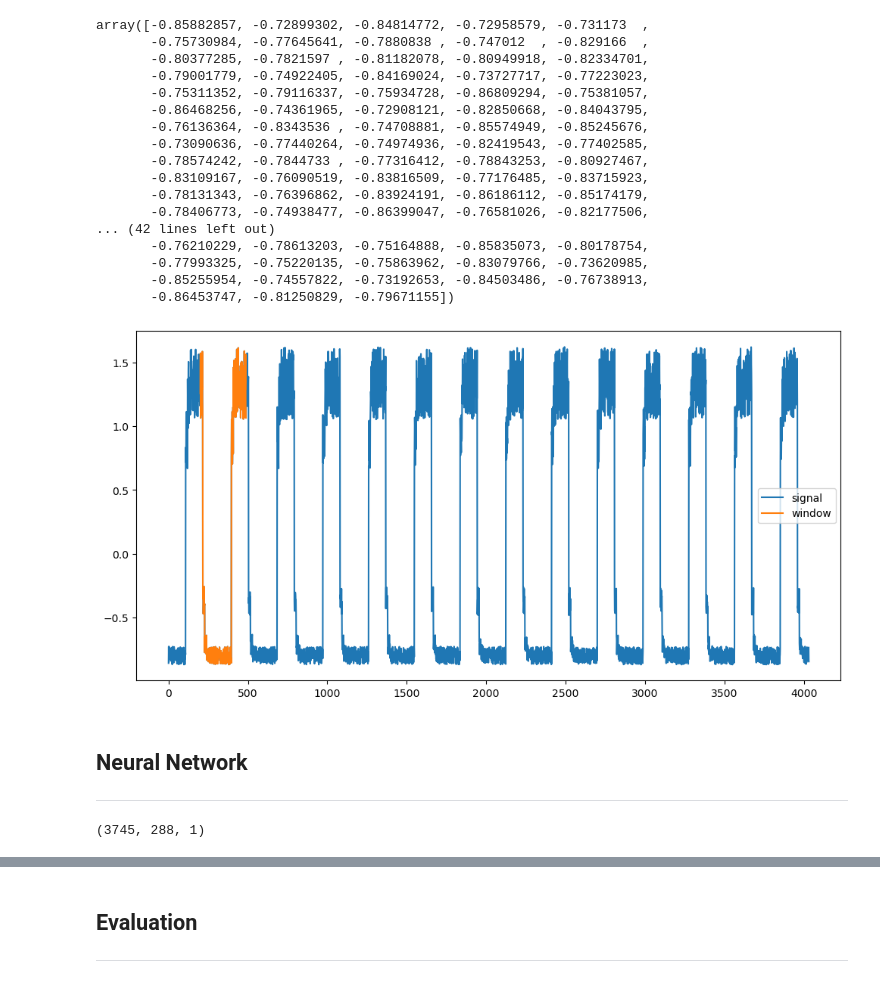
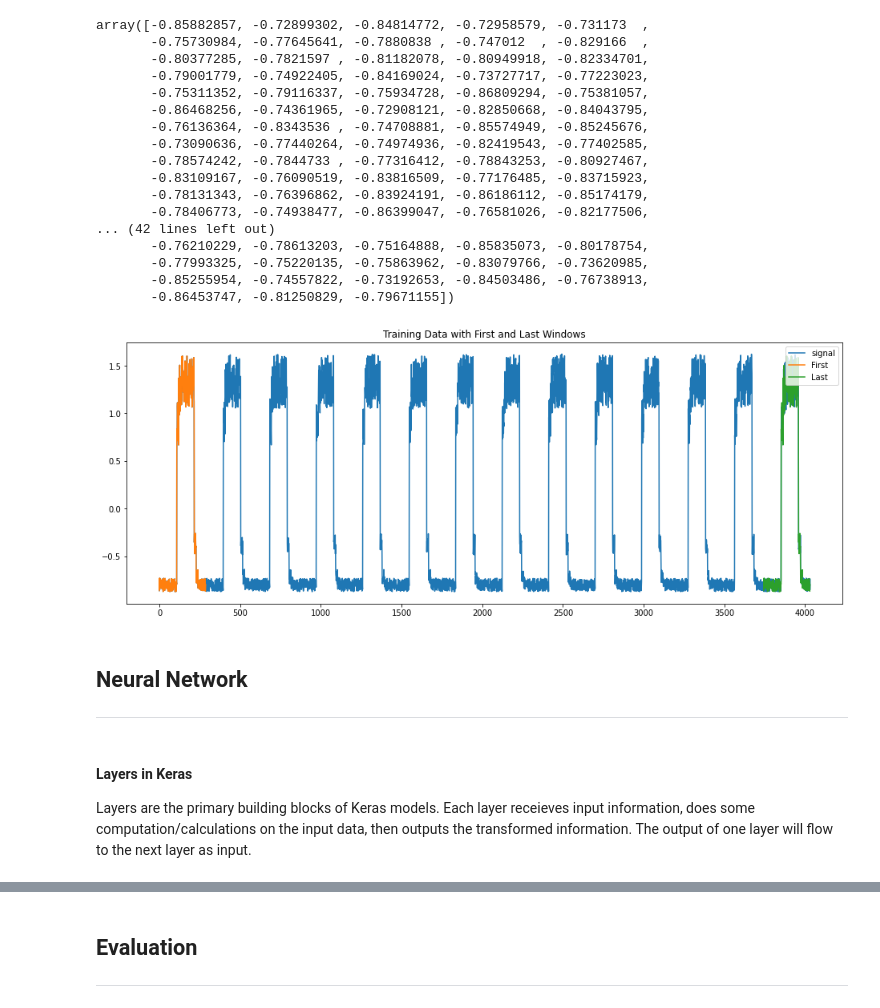
Before and after one commit to katemcg93/ML_Stats, a Jupyter notebook: Topic 5 - Keras Time Series Anomaly Detection.ipynb, the cells around one changed output, grey strips where cells are left out. Cells and saved outputs as stored; diff of their text form; code cells hidden in the pictures.

```diff
--- a/Topic 5 - Keras Time Series Anomaly Detection.ipynb
+++ b/Topic 5 - Keras Time Series Anomaly Detection.ipynb
@@ -427,36 +515,43 @@ array([-0.85882857, -0.72899302, -0.84814772, -0.72958579, -0.731173  ,
        -0.77993325, -0.75220135, -0.75863962, -0.83079766, -0.73620985,
        -0.85255954, -0.74557822, -0.73192653, -0.84503486, -0.76738913,
        -0.86453747, -0.81250829, -0.79671155])
-# %%
-#
-window_no = 200
-
-#
-fig, ax = plt.subplots(figsize=(12, 6))
-
-#
-y = df_train_vals['value'].values
-
-#
-ax.plot(np.arange(y.shape[0]), y, label='signal')
-
-# The first window.
-w = x_train[window_no].flatten()
-
-#
-ax.plot(np.arange(w.shape[0]) + window_no, w, label='window')
-
-ax.legend();
-# %% [output]
-[figure, removed]
+# %%
+# Index for first and last window starting points
+first_window = 0
+last_window = 3744
+
+# Generate Plot
+fig, ax = plt.subplots(figsize=(16, 6))
+
+# Y axis - processed values in data frame
+y = df_train_vals['value'].values
+
+# Plot data - x axis represents cumulative value counts - 0 - 4032
+ax.plot(np.arange(y.shape[0]), y, label='signal')
+
+# Get elems for first and last window, flatten them so they can be plotted
+w = x_train[first_window].flatten()
+w2 = x_train[last_window].flatten()
+
+# Plot first and last windows
+# Starting point on x axis - first element in window
+# Length - 288
+ax.plot(np.arange(w.shape[0]) + first_window, w, label='First')
+ax.plot(np.arange(w2.shape[0]) + last_window, w, label='Last')
+
+ax.legend(loc = "upper right");
+
+ax.set_title("Training Data with First and Last Windows");
+# %% [output]
+[figure, added]
 # %% [markdown]
 ## Neural Network
 
 ***
-# %%
-x_train.shape
-# %% [output]
-(3745, 288, 1)
+# %% [markdown]
+#### Layers in Keras
+
+Layers are the primary building blocks of Keras models. Each layer receieves input information, does some computation/calculations on the input data, then outputs the transformed information. The output of one layer will flow to the next layer as input.
 # %%
 #
 layers = [
```
Also changed, not shown: parts of 57 cells of this notebook.
